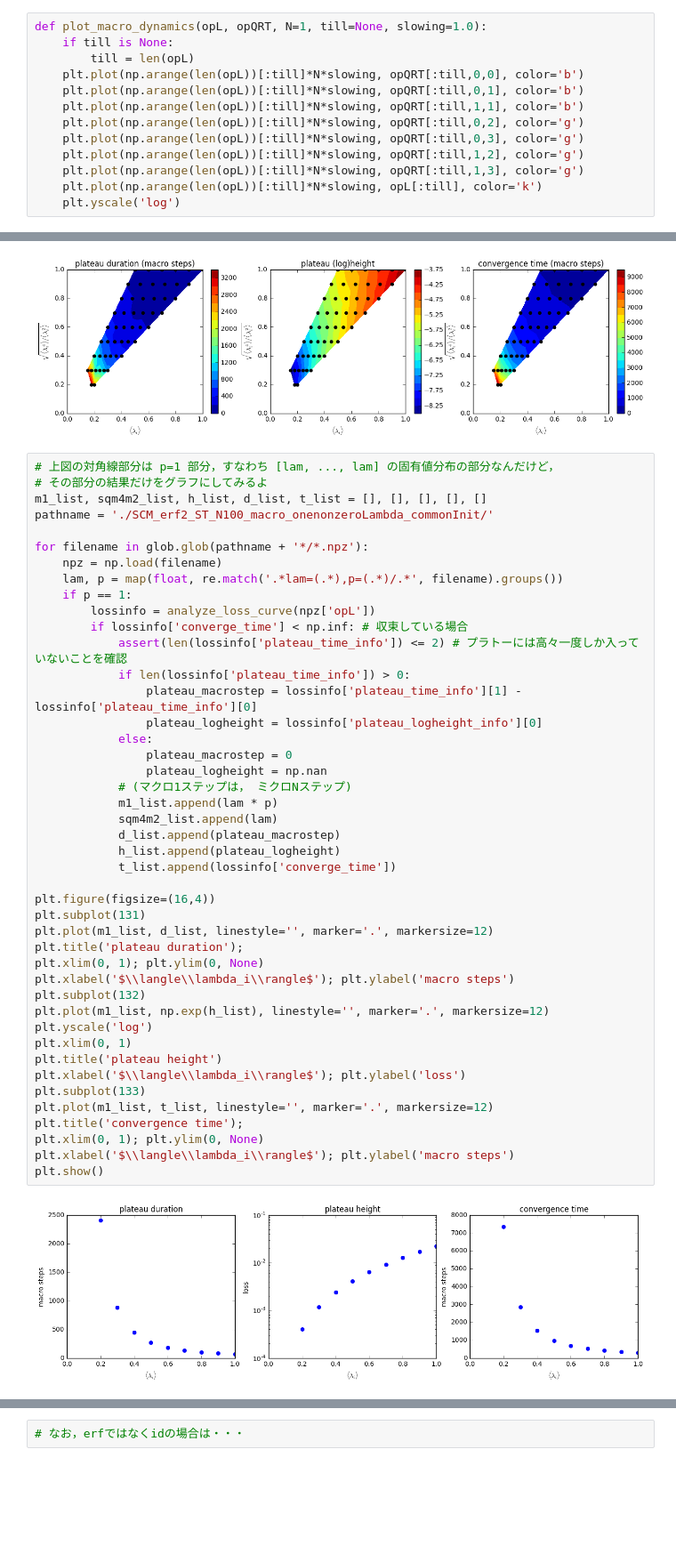
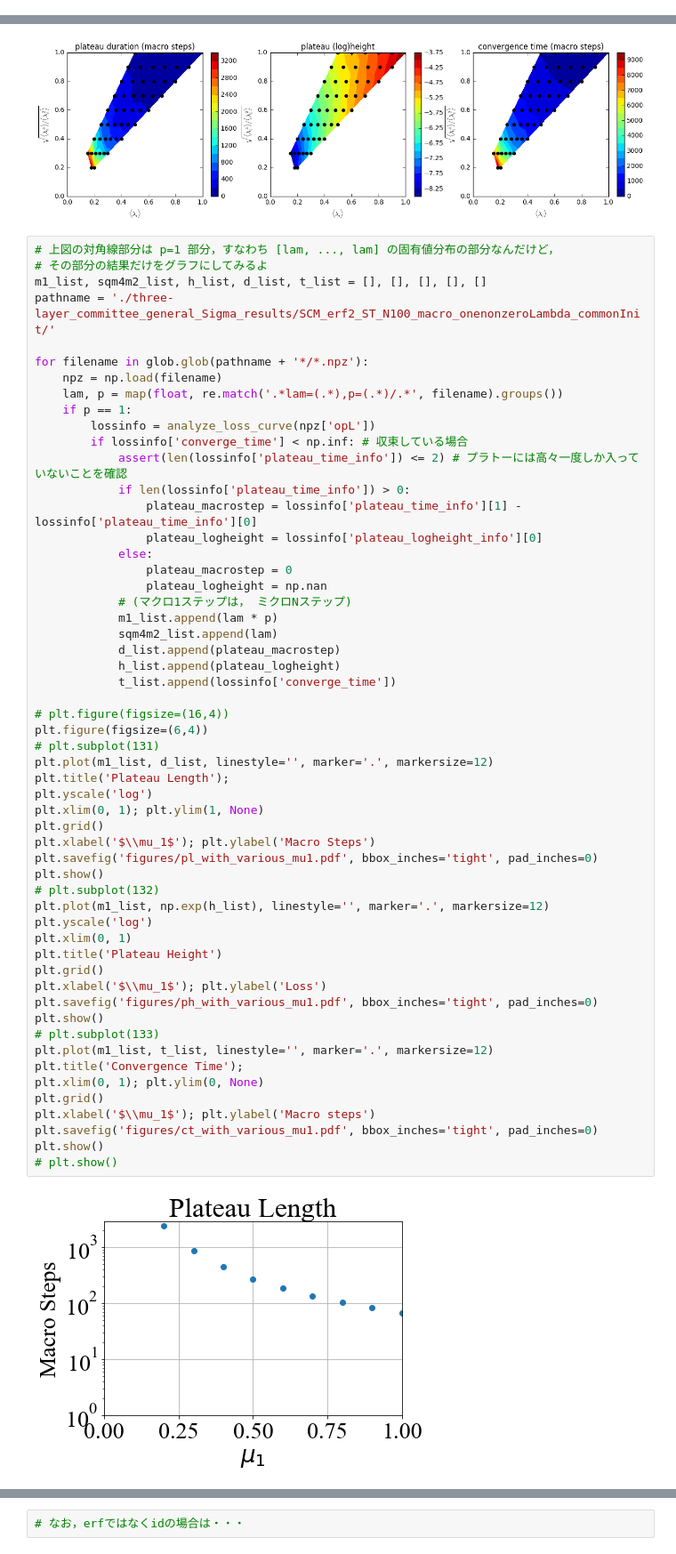
Before and after one commit to yos1up/data-dependence-of-plateau, a Jupyter notebook: three-layer_committee_general_Sigma.ipynb, the cells around one changed output, grey strips where cells are left out. Shown at 89% size. Saved outputs shown, nothing was run; the diff lists cells and outputs as text; blank space fills up the shorter version.

```diff
--- a/three-layer_committee_general_Sigma.ipynb
+++ b/three-layer_committee_general_Sigma.ipynb
@@ -581,16 +612,3 @@ def calc_opd_highorder(N, nb_iter, lambdas, eta, act='erf', mdl=None, mdl_t=None
-# %%
-def plot_macro_dynamics(opL, opQRT, N=1, till=None, slowing=1.0):
-    if till is None:
-        till = len(opL)
-    plt.plot(np.arange(len(opL))[:till]*N*slowing, opQRT[:till,0,0], color='b')
-    plt.plot(np.arange(len(opL))[:till]*N*slowing, opQRT[:till,0,1], color='b')
-    plt.plot(np.arange(len(opL))[:till]*N*slowing, opQRT[:till,1,1], color='b')
-    plt.plot(np.arange(len(opL))[:till]*N*slowing, opQRT[:till,0,2], color='g')
-    plt.plot(np.arange(len(opL))[:till]*N*slowing, opQRT[:till,0,3], color='g')
-    plt.plot(np.arange(len(opL))[:till]*N*slowing, opQRT[:till,1,2], color='g')
-    plt.plot(np.arange(len(opL))[:till]*N*slowing, opQRT[:till,1,3], color='g')
-    plt.plot(np.arange(len(opL))[:till]*N*slowing, opL[:till], color='k')
-    plt.yscale('log')
 # %%
 '''
 opd_inf_KM_inf での計算．1次のオーダパラメータのみ考慮．
@@ -984,45 +1024,56 @@ plt.show()
 # 上図の対角線部分は p=1 部分，すなわち [lam, ..., lam] の固有値分布の部分なんだけど，
 # その部分の結果だけをグラフにしてみるよ
 m1_list, sqm4m2_list, h_list, d_list, t_list = [], [], [], [], []
-pathname = './SCM_erf2_ST_N100_macro_onenonzeroLambda_commonInit/'
+pathname = './three-layer_committee_general_Sigma_results/SCM_erf2_ST_N100_macro_onenonzeroLambda_commonInit/'
 
 for filename in glob.glob(pathname + '*/*.npz'):
     npz = np.load(filename)
     lam, p = map(float, re.match('.*lam=(.*),p=(.*)/.*', filename).groups())
     if p == 1:
         lossinfo = analyze_loss_curve(npz['opL'])
         if lossinfo['converge_time'] < np.inf: # 収束している場合
             assert(len(lossinfo['plateau_time_info']) <= 2) # プラトーには高々一度しか入っていないことを確認
             if len(lossinfo['plateau_time_info']) > 0:
                 plateau_macrostep = lossinfo['plateau_time_info'][1] - lossinfo['plateau_time_info'][0]
                 plateau_logheight = lossinfo['plateau_logheight_info'][0]
             else:
                 plateau_macrostep = 0
                 plateau_logheight = np.nan
             # (マクロ1ステップは， ミクロNステップ)
             m1_list.append(lam * p)
             sqm4m2_list.append(lam)
             d_list.append(plateau_macrostep)
             h_list.append(plateau_logheight)
             t_list.append(lossinfo['converge_time'])
 
-plt.figure(figsize=(16,4))
-plt.subplot(131)
+# plt.figure(figsize=(16,4))
+plt.figure(figsize=(6,4))
+# plt.subplot(131)
 plt.plot(m1_list, d_list, linestyle='', marker='.', markersize=12)
-plt.title('plateau duration');
-plt.xlim(0, 1); plt.ylim(0, None)
-plt.xlabel('$\\langle\\lambda_i\\rangle$'); plt.ylabel('macro steps')
-plt.subplot(132)
+plt.title('Plateau Length');
+plt.yscale('log')
+plt.xlim(0, 1); plt.ylim(1, None)
+plt.grid()
+plt.xlabel('$\\mu_1$'); plt.ylabel('Macro Steps')
+plt.savefig('figures/pl_with_various_mu1.pdf', bbox_inches='tight', pad_inches=0)
+plt.show()
+# plt.subplot(132)
 plt.plot(m1_list, np.exp(h_list), linestyle='', marker='.', markersize=12)
 plt.yscale('log')
 plt.xlim(0, 1)
-plt.title('plateau height')
-plt.xlabel('$\\langle\\lambda_i\\rangle$'); plt.ylabel('loss')
-plt.subplot(133)
+plt.title('Plateau Height')
+plt.grid()
+plt.xlabel('$\\mu_1$'); plt.ylabel('Loss')
+plt.savefig('figures/ph_with_various_mu1.pdf', bbox_inches='tight', pad_inches=0)
+plt.show()
+# plt.subplot(133)
 plt.plot(m1_list, t_list, linestyle='', marker='.', markersize=12)
-plt.title('convergence time');
+plt.title('Convergence Time');
 plt.xlim(0, 1); plt.ylim(0, None)
-plt.xlabel('$\\langle\\lambda_i\\rangle$'); plt.ylabel('macro steps')
+plt.grid()
+plt.xlabel('$\\mu_1$'); plt.ylabel('Macro steps')
+plt.savefig('figures/ct_with_various_mu1.pdf', bbox_inches='tight', pad_inches=0)
 plt.show()
+# plt.show()
 # %% [output]
-[figure, old version]
+[figure, new version]
```
Also changed, not shown: parts of 60 cells of this notebook, 5 other files.
